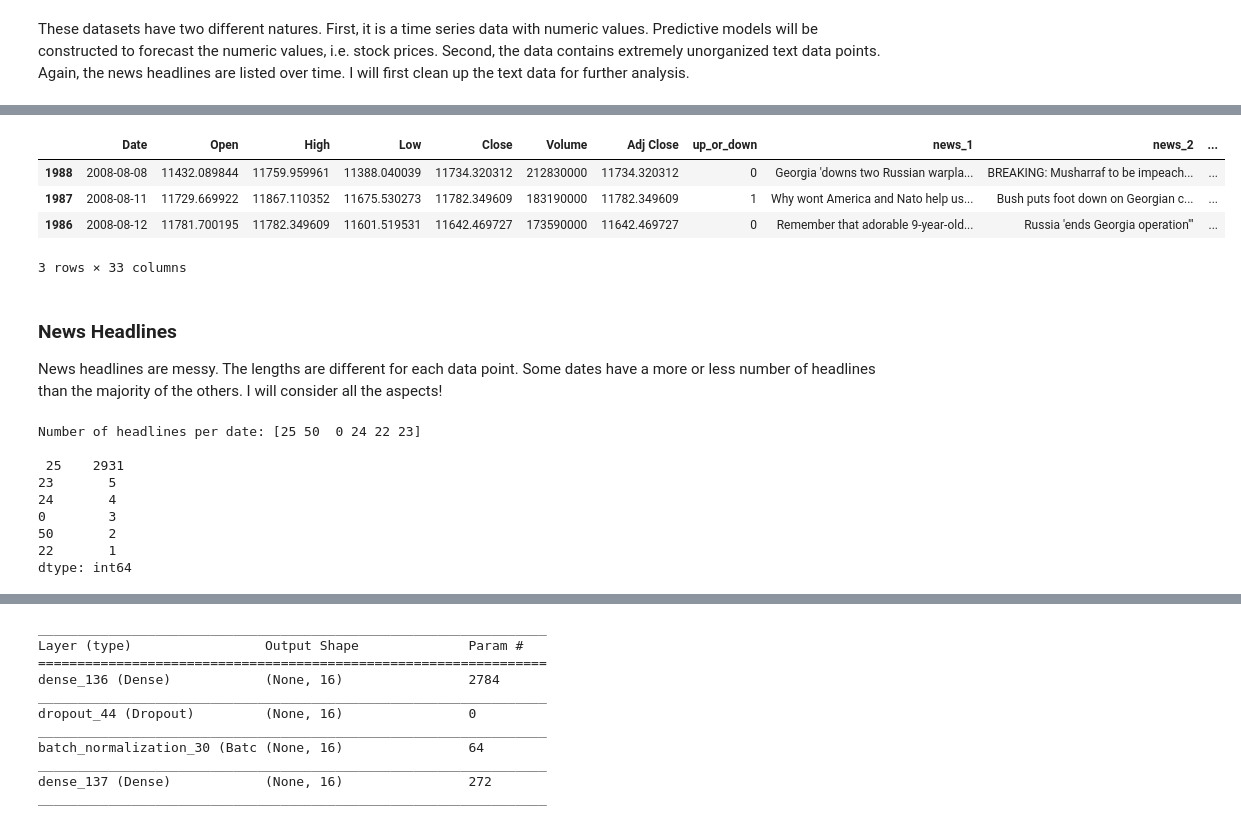
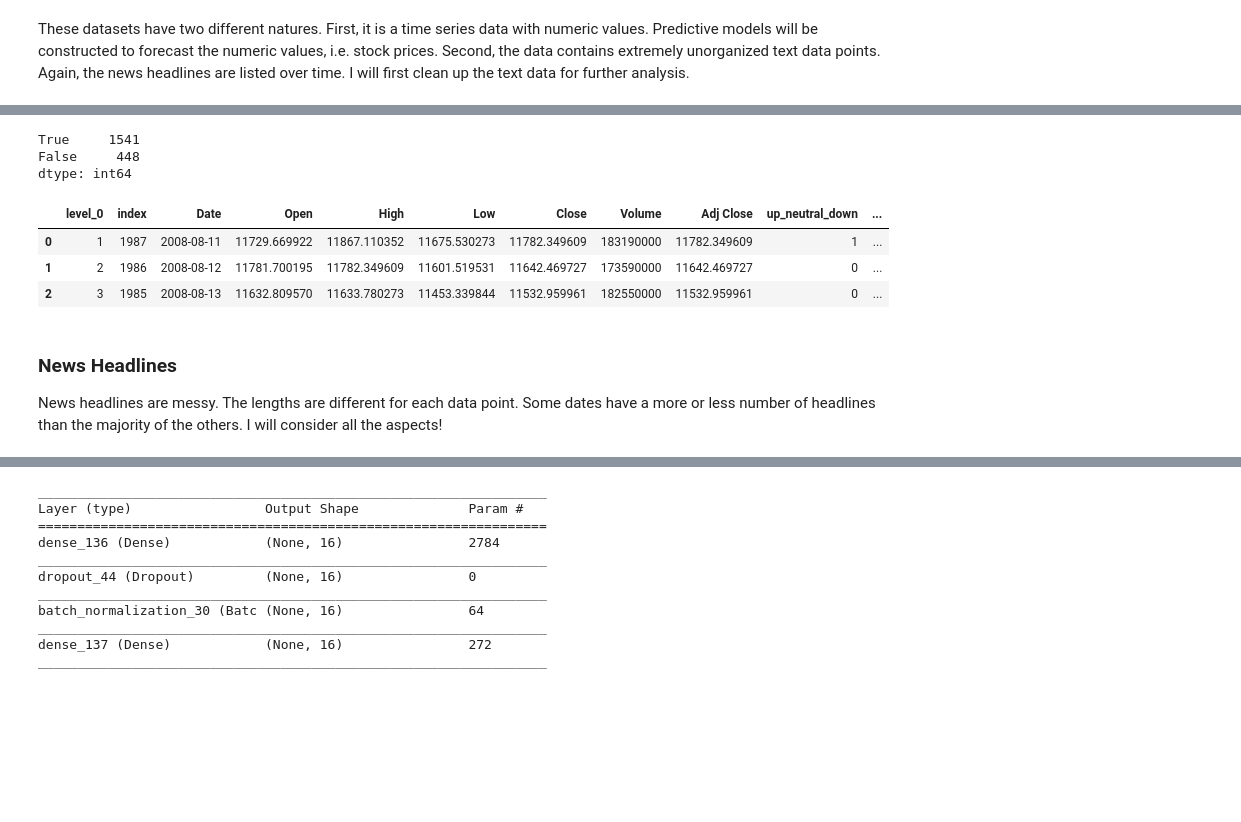
Before and after one commit to Kearlay/market_prediction, a Jupyter notebook: market_prediction_news.ipynb, the cells around one changed output, grey strips where cells are left out. Drawn from its saved outputs; the diff is of its cells as text; code cells hidden in the pictures; blank space fills up the shorter version.

```diff
--- a/market_prediction_news.ipynb
+++ b/market_prediction_news.ipynb
@@ -134,0 +143,2 @@ Drop redundant columns and create a new feature. 'up_or_down' will be a binary l
+# %%
+relative_diff = (stock['Adj Close'].diff()/stock['Volume']).fillna(0)
@@ -135,38 +156,37 @@ Drop redundant columns and create a new feature. 'up_or_down' will be a binary l
+# %%
+# within 1 std from mean is insignificant
+mean = relative_diff.mean()
+std = relative_diff.std()
+insignificant_diff = relative_diff.between(mean-std, mean+std)
+
+print(insignificant_diff.value_counts())
+# %% [output]
+True     1541
+False     448
+dtype: int64
 # %%
 # Sort
 stock.sort_values(by='Date', axis=0, inplace=True)
 
 # Binary labels
 stock['up_or_down'] = (stock['Adj Close'].diff() > 0).astype('int')
 
+# Multiple labels
+stock['up_neutral_down'] = 1 # neutral
+stock['up_neutral_down'][relative_diff>relative_diff.std()] = 2 # up
+stock['up_neutral_down'][relative_diff<-relative_diff.std()] = 0 # down
+
 # Drop the first row where no previous date exists
 stock.drop(0, axis=0, inplace=True)
+stock.reset_index(inplace=True)
 
 stock.head(3)
 # %% [output]
-|  | Date | Open | High | Low | Close | Volume | Adj Close | up_or_down | news_1 | news_2 | ... |
-| 1988 | 2008-08-08 | 11432.089844 | 11759.959961 | 11388.040039 | 11734.320312 | 212830000 | 11734.320312 | 0 | Georgia 'downs two Russian warpla... | BREAKING: Musharraf to be impeach... | ... |
-| 1987 | 2008-08-11 | 11729.669922 | 11867.110352 | 11675.530273 | 11782.349609 | 183190000 | 11782.349609 | 1 | Why wont America and Nato help us... | Bush puts foot down on Georgian c... | ... |
-| 1986 | 2008-08-12 | 11781.700195 | 11782.349609 | 11601.519531 | 11642.469727 | 173590000 | 11642.469727 | 0 | Remember that adorable 9-year-old... | Russia 'ends Georgia operation'" | ... |
+|  | level_0 | index | Date | Open | High | Low | Close | Volume | Adj Close | up_neutral_down | ... |
+| 0 | 1 | 1987 | 2008-08-11 | 11729.669922 | 11867.110352 | 11675.530273 | 11782.349609 | 183190000 | 11782.349609 | 1 | ... |
+| 1 | 2 | 1986 | 2008-08-12 | 11781.700195 | 11782.349609 | 11601.519531 | 11642.469727 | 173590000 | 11642.469727 | 0 | ... |
+| 2 | 3 | 1985 | 2008-08-13 | 11632.809570 | 11633.780273 | 11453.339844 | 11532.959961 | 182550000 | 11532.959961 | 0 | ... |
-3 rows × 33 columns
 # %% [markdown]
 ### News Headlines
 
 News headlines are messy. The lengths are different for each data point. Some dates have a more or less number of headlines than the majority of the others. I will consider all the aspects!
-# %%
-# Group by date
-by_date = news.set_index('Date').groupby(pd.Grouper(freq='D'))
-
-# See some dates have 22, 23, 24 or 50 headlines
-print("Number of headlines per date:", by_date.size().unique())
-print("\n", by_date.size().value_counts())
-# %% [output]
-Number of headlines per date: [25 50  0 24 22 23]
-
- 25    2931
-23       5
-24       4
-0        3
-50       2
-22       1
-dtype: int64
```
Also changed, not shown: parts of 62 cells of this notebook.
